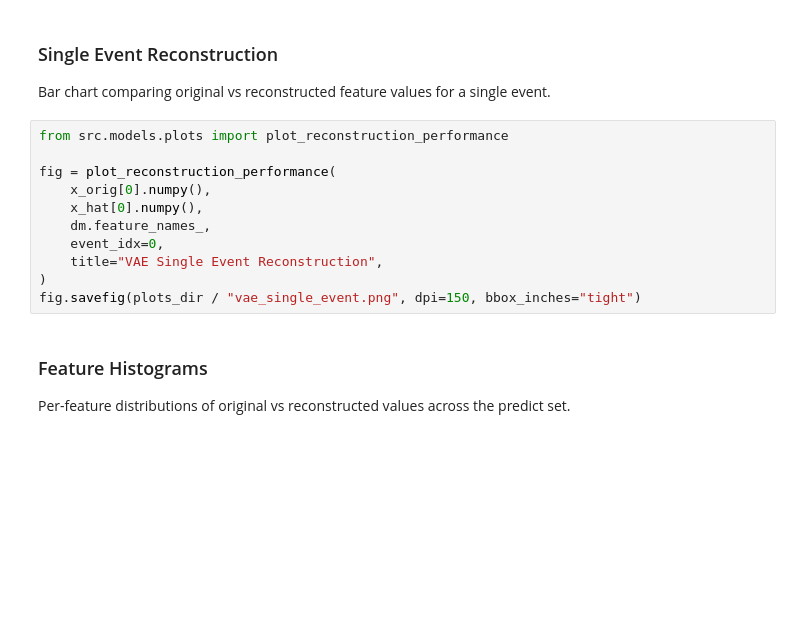
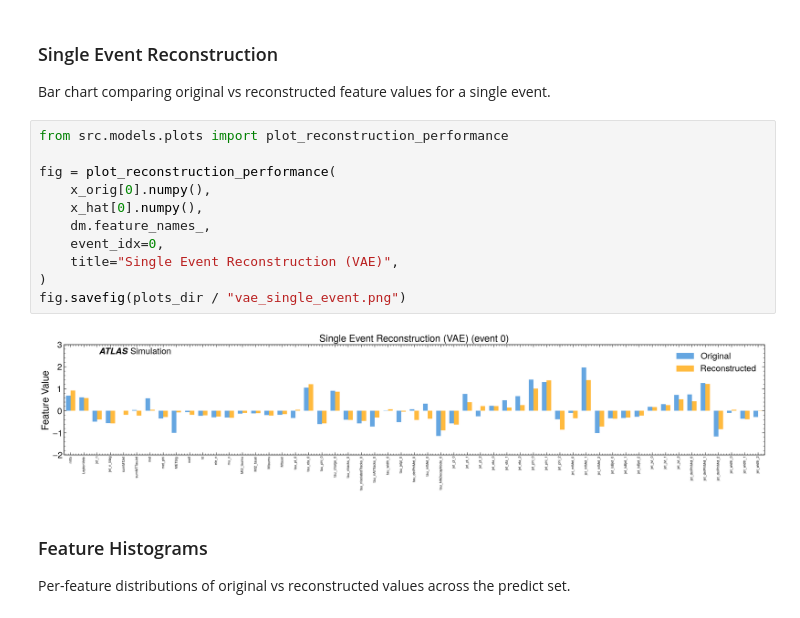
Before and after one commit to islazykv/tau-anomaly-detection, a Jupyter notebook: notebooks/05b_vae.ipynb, the cells around one changed output. Saved outputs shown, nothing was run; the diff lists cells and outputs as text; blank space fills up the shorter version.

```diff
--- a/notebooks/05b_vae.ipynb
+++ b/notebooks/05b_vae.ipynb
@@ -280,14 +349,16 @@ Bar chart comparing original vs reconstructed feature values for a single event.
 # %%
 from src.models.plots import plot_reconstruction_performance
 
 fig = plot_reconstruction_performance(
     x_orig[0].numpy(),
     x_hat[0].numpy(),
     dm.feature_names_,
     event_idx=0,
-    title="VAE Single Event Reconstruction",
+    title="Single Event Reconstruction (VAE)",
 )
-fig.savefig(plots_dir / "vae_single_event.png", dpi=150, bbox_inches="tight")
+fig.savefig(plots_dir / "vae_single_event.png")
+# %% [output]
+[figure, added]
 # %% [markdown]
 ### Feature Histograms
 
```
Also changed, not shown: parts of 22 cells of this notebook, 2 other files.
